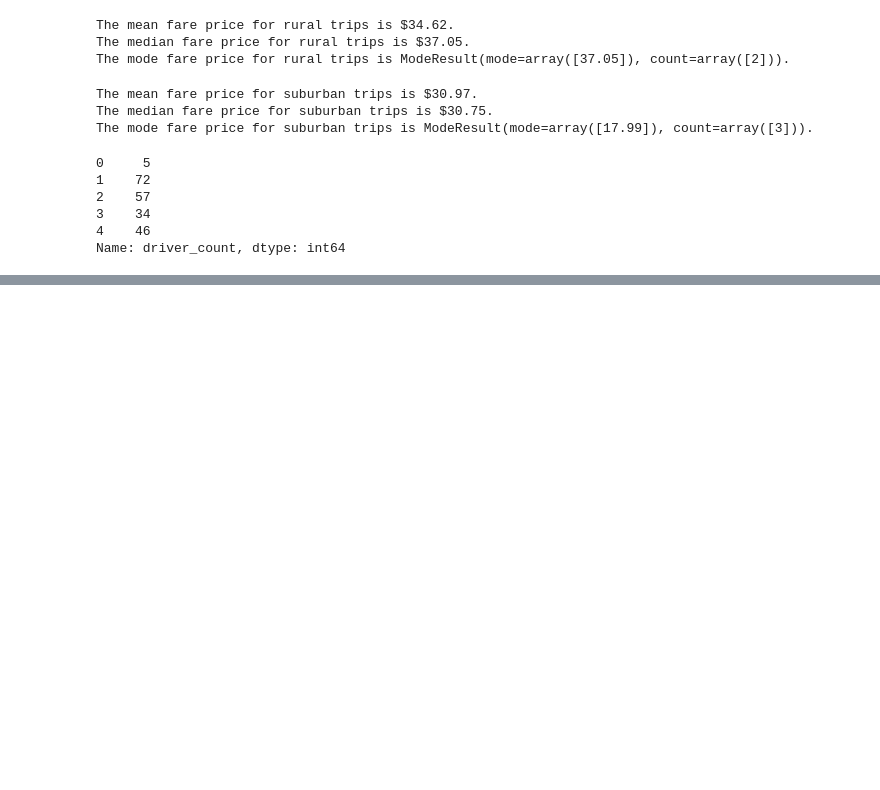
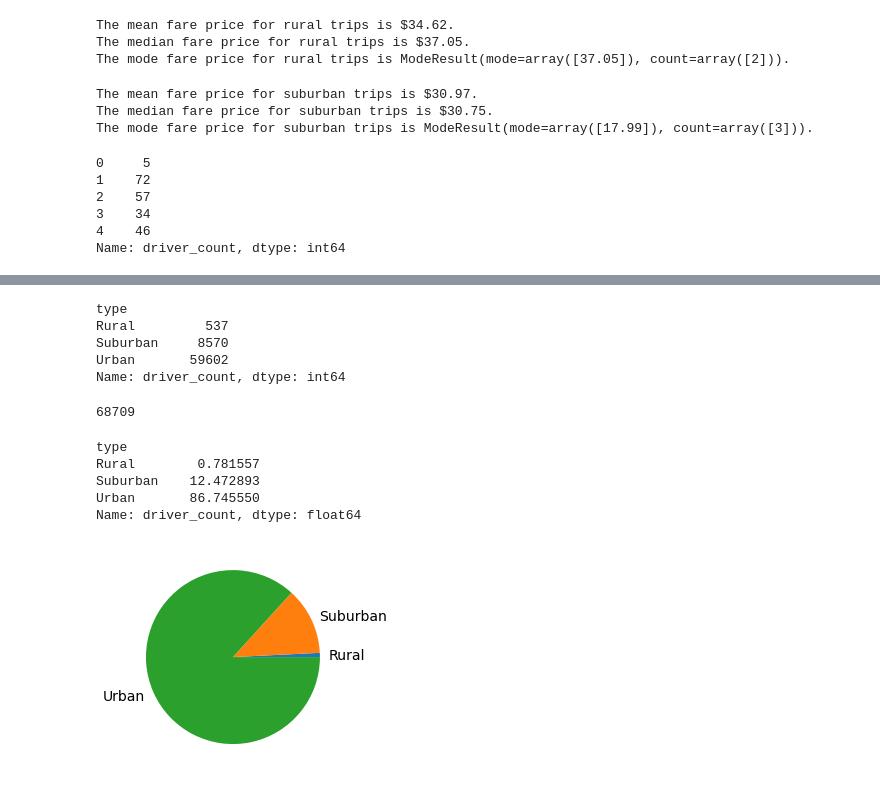
Before and after one commit to lalylaly1227/PyBer_Analysis, a Jupyter notebook: PyBer.ipynb, the cells around one changed output, grey strips where cells are left out. Drawn from its saved outputs; the diff is of its cells as text; code cells hidden in the pictures; blank space fills up the shorter version.

```diff
--- a/PyBer.ipynb
+++ b/PyBer.ipynb
@@ -958,0 +959,32 @@ plt.show()
+# %%
+# Get the sum of the drives for each city type.
+sum_drives_by_type = pyber_data_df.groupby(["type"]).sum()["driver_count"]
+sum_drives_by_type
+# %% [output]
+type
+Rural         537
+Suburban     8570
+Urban       59602
+Name: driver_count, dtype: int64
+# %%
+# Get the sum of all the drivers.
+total_drives = pyber_data_df["driver_count"].sum()
+total_drives
+# %% [output]
+68709
+# %%
+# Calculate the percentage of drivers for each city type.
+driver_percents = 100 * sum_drives_by_type / total_drives
+driver_percents
+# %% [output]
+type
+Rural        0.781557
+Suburban    12.472893
+Urban       86.745550
+Name: driver_count, dtype: float64
+# %%
+# Build the percentage of drivers by city type pie chart.
+plt.pie(driver_percents, labels=["Rural", "Suburban", "Urban"])
+plt.show()
+# %% [output]
+[figure, added]
```
Also changed, not shown: parts of 52 cells of this notebook, 1 other file.
